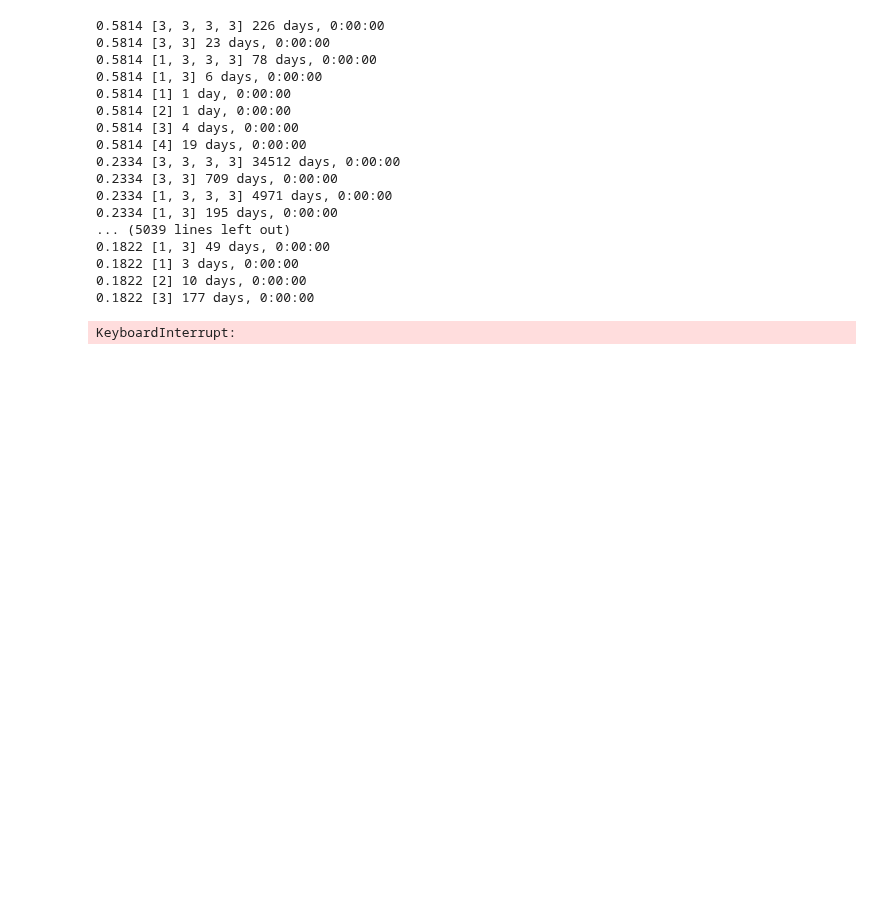
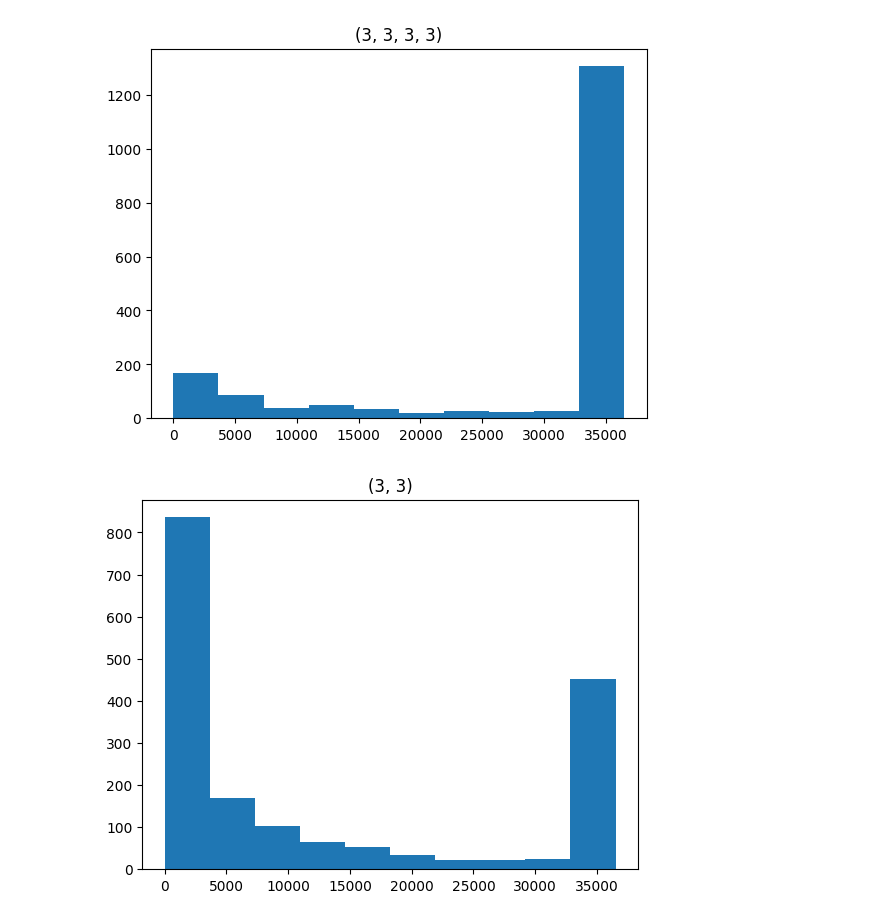
Before and after one commit to Luc-Mcgrady/anki-10k-notebooks, a Jupyter notebook: decay/unclampedDecay.ipynb, the cells around one changed output. Cells and saved outputs as stored; diff of their text form; code cells hidden in the pictures; blank space fills up the shorter version.

Commit message:
added: histograms

```diff
--- a/decay/unclampedDecay.ipynb
+++ b/decay/unclampedDecay.ipynb
@@ -20,17 +11,31 @@ with open("FSRS-6-unclamped-decay.jsonl") as f:
 
 dr = 0.7
 # %%
-for user in users:
+example_ratings = {tuple(k): [] for k in [
+    [3, 3, 3, 3],
+    [3, 3],
+    [1, 3, 3, 3],
+    [1, 3],
+    [1],
+    [2],
+    [3],
+    [4]
+]}
+
+lower_bound = 0.05
+upper_bound = 0.1
+
+for user in tqdm(users):
     params = user["parameters"]["0"]
     decay = params[20]
 
-    if 0.1 > decay >= 0.05:
+    if lower_bound > decay or decay > upper_bound:
         continue
 
     sched = fsrs.Scheduler(params, learning_steps=(), relearning_steps=())
     sched.desired_retention = dr
 
-    for ratings in example_ratings:
+    for ratings in example_ratings.keys():
         card = fsrs.Card()
         now = datetime.now(timezone.utc)
         for rating in ratings:
@@ -38,23 +43,12 @@ for user in users:
             card, _ = sched.review_card(card, rating, now)
             now = card.due
         total_time = now - last_review
-        print(decay, ratings, total_time)
+        example_ratings[ratings].append(total_time.days)
-# %% [output]
-0.5814 [3, 3, 3, 3] 226 days, 0:00:00
-0.5814 [3, 3] 23 days, 0:00:00
-0.5814 [1, 3, 3, 3] 78 days, 0:00:00
-0.5814 [1, 3] 6 days, 0:00:00
-0.5814 [1] 1 day, 0:00:00
-0.5814 [2] 1 day, 0:00:00
-0.5814 [3] 4 days, 0:00:00
-0.5814 [4] 19 days, 0:00:00
-0.2334 [3, 3, 3, 3] 34512 days, 0:00:00
-0.2334 [3, 3] 709 days, 0:00:00
-0.2334 [1, 3, 3, 3] 4971 days, 0:00:00
-0.2334 [1, 3] 195 days, 0:00:00
-... (5039 lines left out)
-0.1822 [1, 3] 49 days, 0:00:00
-0.1822 [1] 3 days, 0:00:00
-0.1822 [2] 10 days, 0:00:00
-0.1822 [3] 177 days, 0:00:00
-KeyboardInterrupt:
+# %%
+for key, val in example_ratings.items():
+    plt.hist(val)
+    plt.title(key)
+    plt.show()
+# %% [output]
+[figure, added]
+[figure, added]
```
Also changed, not shown: parts of 2 cells of this notebook.
